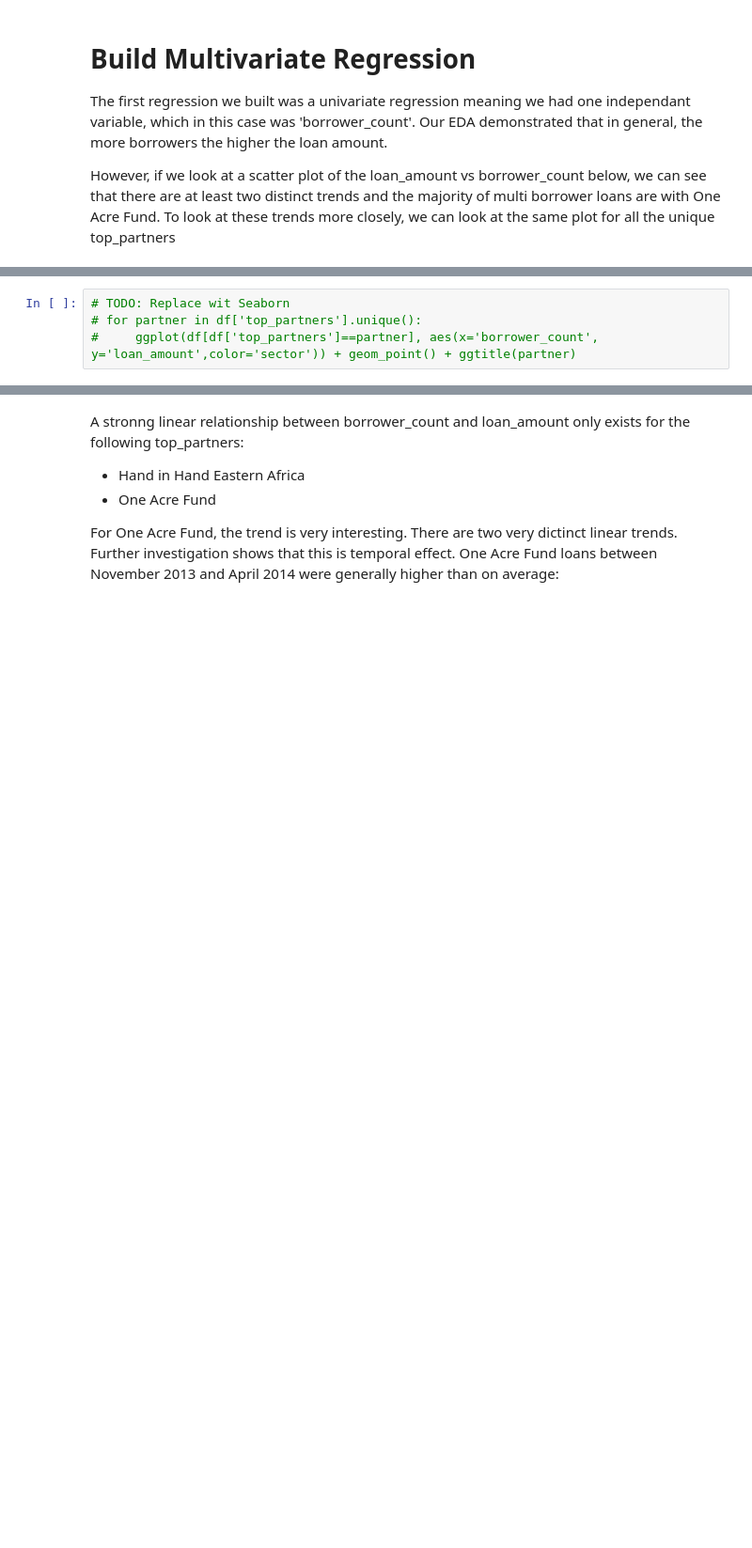
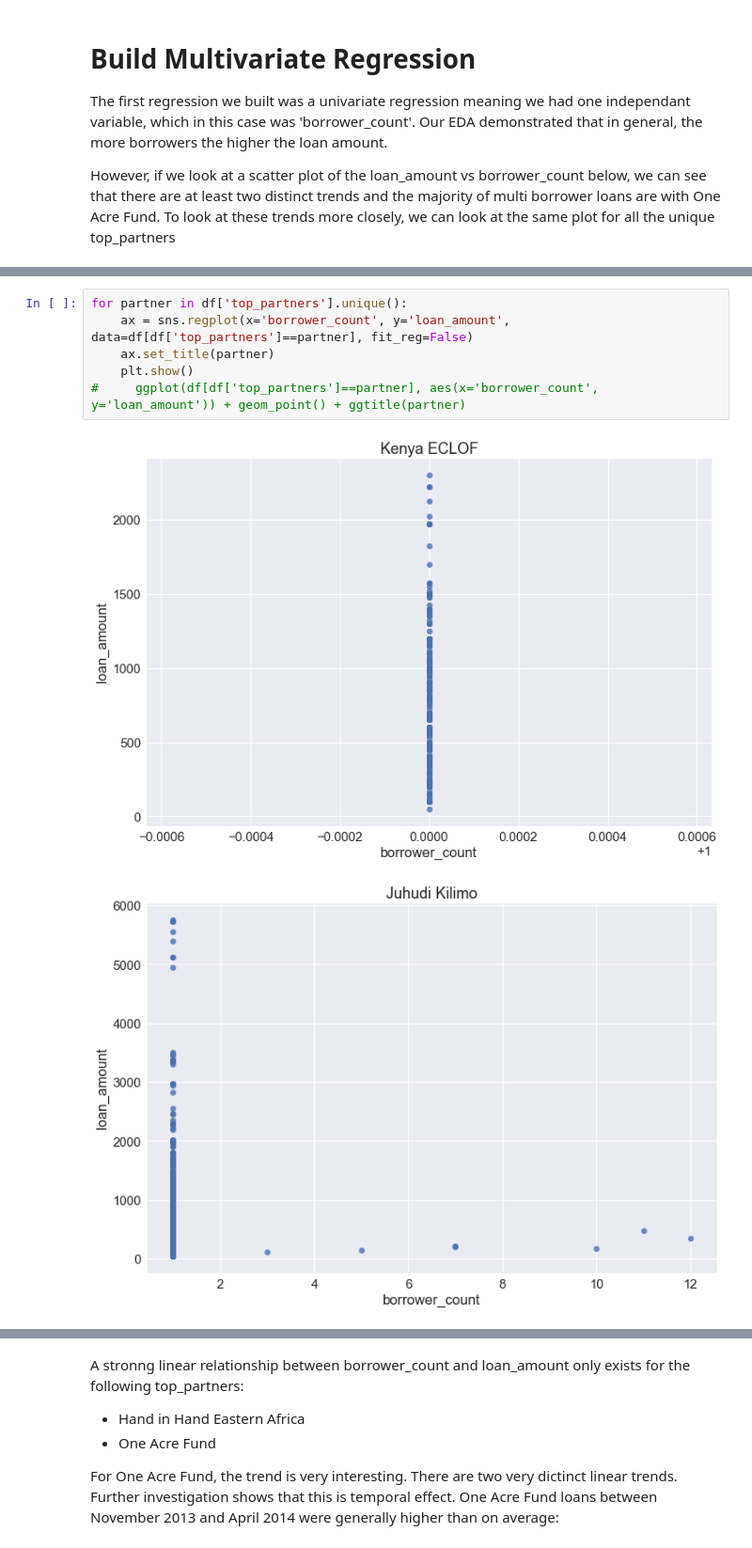
Before and after one commit to DeltaAnalytics/machine_learning_for_good, a Jupyter notebook: module_3_linear_regression/3_2_linear_regression-build_multivariate_model-evaluate_model.ipynb, the cells around one changed output, grey strips where cells are left out. Shown at 94% size. Drawn from its saved outputs; the diff is of its cells as text; blank space fills up the shorter version.

```diff
--- a/module_3_linear_regression/3_2_linear_regression-build_multivariate_model-evaluate_model.ipynb
+++ b/module_3_linear_regression/3_2_linear_regression-build_multivariate_model-evaluate_model.ipynb
@@ -65,4 +70,9 @@ See the caveats in the documentation: http://pandas.pydata.org/pandas-docs/stabl
 # %%
-# TODO: Replace wit Seaborn
-# for partner in df['top_partners'].unique():
-#     ggplot(df[df['top_partners']==partner], aes(x='borrower_count', y='loan_amount',color='sector')) + geom_point() + ggtitle(partner)
+for partner in df['top_partners'].unique():
+    ax = sns.regplot(x='borrower_count', y='loan_amount', data=df[df['top_partners']==partner], fit_reg=False)
+    ax.set_title(partner)
+    plt.show()
+#     ggplot(df[df['top_partners']==partner], aes(x='borrower_count', y='loan_amount')) + geom_point() + ggtitle(partner)
+# %% [output]
+[figure, added]
+[figure, added]
```
Also changed, not shown: parts of 19 cells of this notebook, 6 other files.
